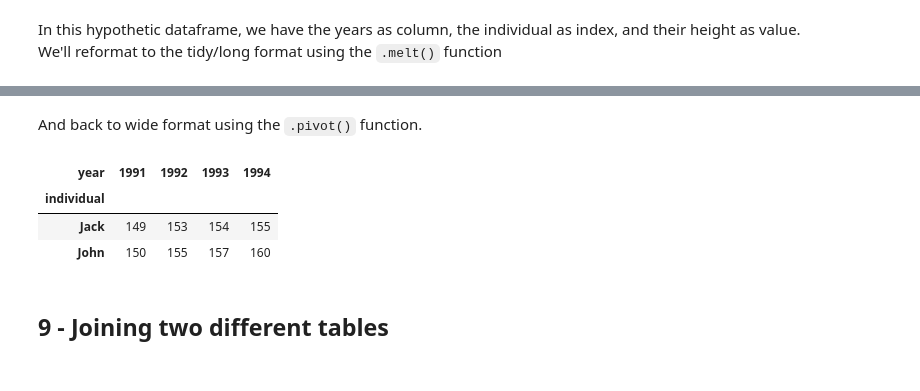
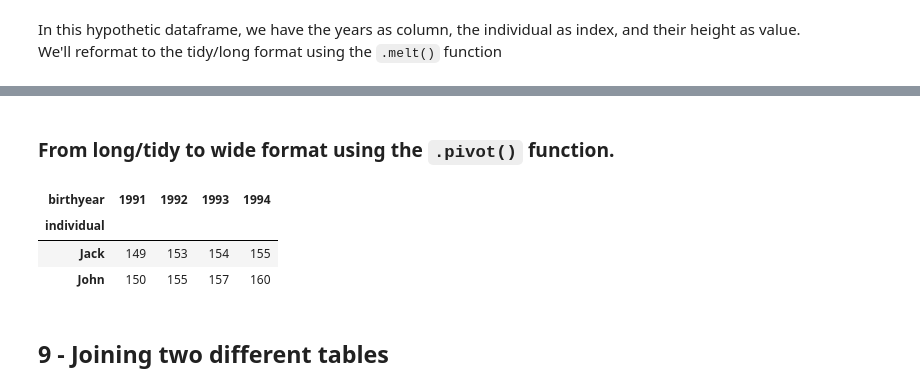
Before and after one commit to maxibor/intro-to-pandas-plotnine, a Jupyter notebook: tutorial.ipynb, the cells around one changed output, grey strips where cells are left out. Cells and saved outputs as stored; diff of their text form; code cells hidden in the pictures.

```diff
--- a/tutorial.ipynb
+++ b/tutorial.ipynb
@@ -605,7 +641,6 @@ wide_df
 In this hypothetic dataframe, we have the years as column, the individual as index, and their height as value.
 We'll reformat to the tidy/long format using the `.melt()` function
 # %%
-
-tidy_df = wide_df.melt(id_vars='individual', var_name='year', value_name='height')
+tidy_df = wide_df.melt(id_vars='individual', var_name='birthyear', value_name='height')
 tidy_df
 # %% [output]
@@ -621,9 +686,9 @@ tidy_df
 # %% [markdown]
-And back to wide format using the `.pivot()` function.
+### From long/tidy to wide format using the `.pivot()` function.
 # %%
-tidy_df.pivot(index='individual', columns='year', values='height')
+tidy_df.pivot(index='individual', columns='birthyear', values='height')
 # %% [output]
-| year | 1991 | 1992 | 1993 | 1994 |
+| birthyear | 1991 | 1992 | 1993 | 1994 |
 | individual |  |  |  |  |
 | Jack | 149 | 153 | 154 | 155 |
 | John | 150 | 155 | 157 | 160 |
```
Also changed, not shown: parts of 29 cells of this notebook, 3 other files.
